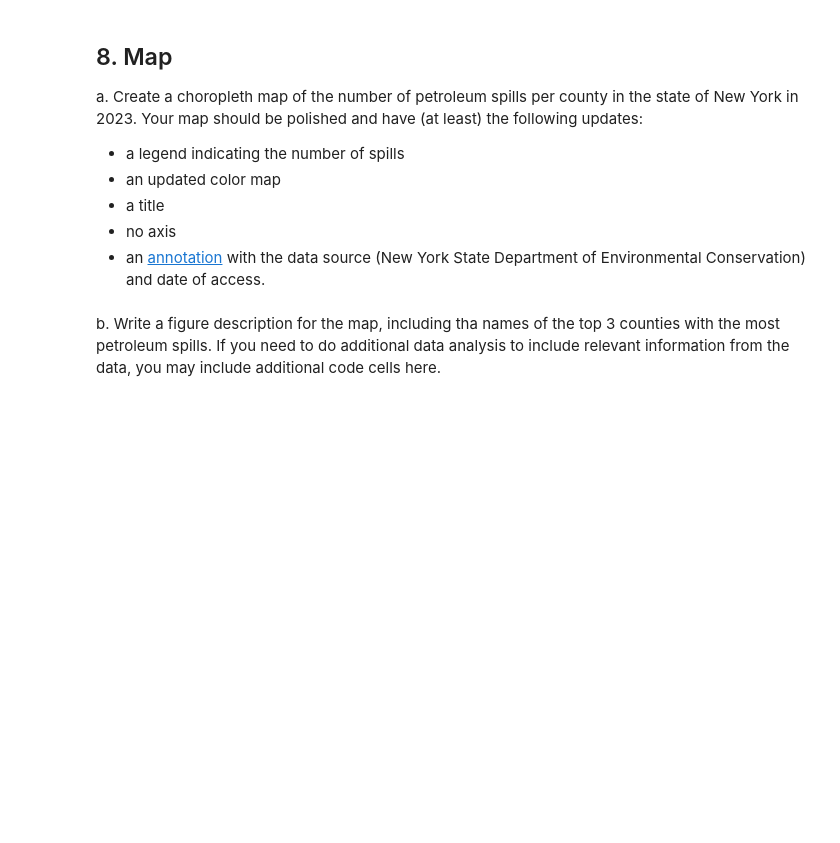
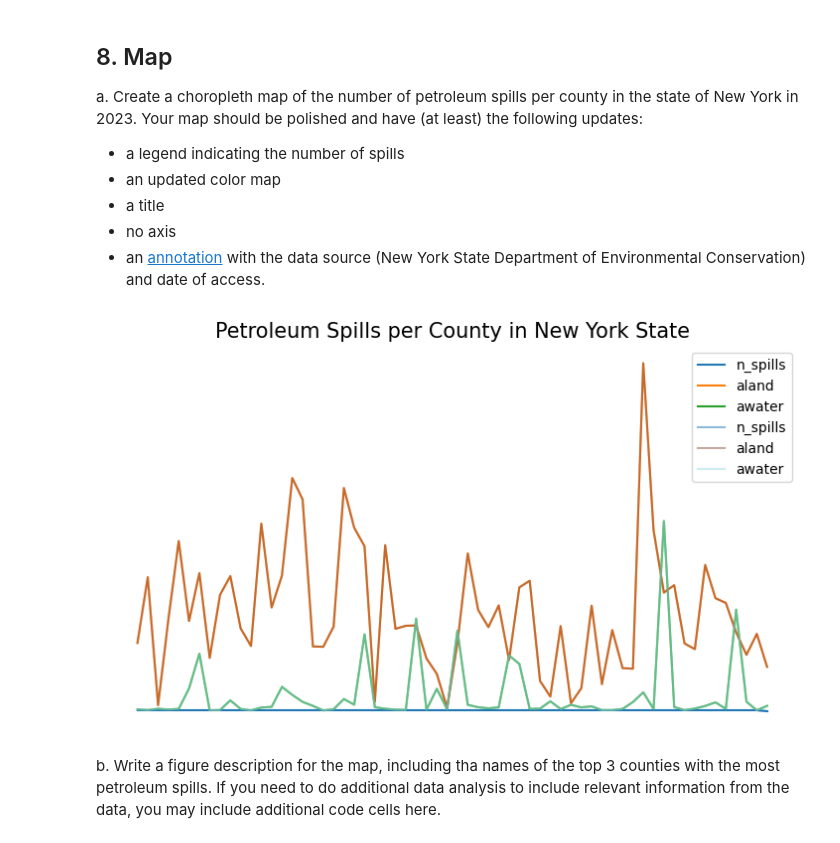
Before and after one commit to mmyiv/eds220-hwk3, a Jupyter notebook: hwk3-task2-oil-spills.ipynb, the cells around one changed output. Cells and saved outputs as stored; diff of their text form; code cells hidden in the pictures; blank space fills up the shorter version.

```diff
--- a/hwk3-task2-oil-spills.ipynb
+++ b/hwk3-task2-oil-spills.ipynb
@@ -348,0 +484,3 @@ b. Over-write `ny_counties` as the  inner join of the `spills_per_county` and `n
+# %%
+# a. Update name column of ny_counties to county to match
+ny_counties['county'] = ny_counties['name']
@@ -348,0 +493,6 @@ b. Over-write `ny_counties` as the  inner join of the `spills_per_county` and `n
+# %%
+# b. Make an inner join between spills by county and NY
+ny_counties = pd.merge(spills_per_county, ny_counties, on = 'county', how = 'inner')
+
+# Verify change
+ny_counties.head()
@@ -355,0 +512,11 @@ c. Since the Tuscarora Indian Reservation does not appear in the `ny_counties` d
+# %%
+# c. Add a spill to Niagra county
+
+# Find row number of Niagara
+ny_counties[ny_counties['county'].str.contains("Niagara")]
+
+# Update number of spills in Niagara county
+ny_counties.at[31, 'n_spills'] = 89
+
+# Verify changes
+ny_counties.at[31, 'n_spills']
@@ -369,3 +536,28 @@ Your map should be polished and have (at least) the following updates:
+# %%
+# a. Plot choropleth math of spills per county in NY
+fig, ax = plt.subplots(figsize=(9,5))
+
+# Remove the axis for a cleaner map
+ax.axis('off')
+
+# Title for the plot
+ax.set_title('Petroleum Spills per County in New York State',
+              fontsize=15)
+
+# Add New York counties
+ny_counties.plot(ax=ax)
+
+# Spill number colored by energy source
+ny_counties.plot(ax=ax,
+                  column = 'n_spills',
+                 legend=True,
+                 markersize=4,
+                 cmap='tab20',
+                 alpha=0.5)
+
+plt.show()
+# %% [output]
+[figure, added]
 # %% [markdown]
 <!-- END QUESTION -->
 
```
Also changed, not shown: parts of 47 cells of this notebook.
